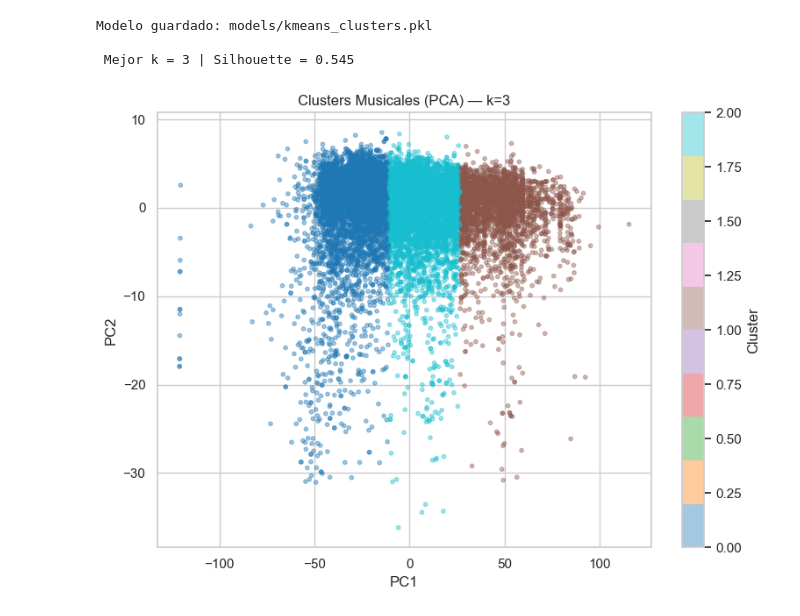
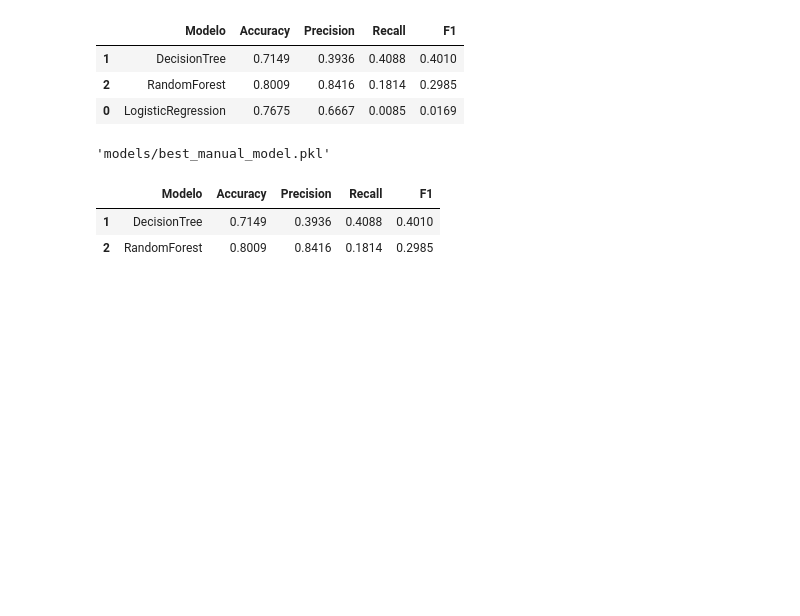
Before and after one commit to lucasrc08/Machine-Learning, a Jupyter notebook: notebooks/04_modeling.ipynb, the cells around one changed output. Drawn from its saved outputs; the diff is of its cells as text; code cells hidden in the pictures; blank space fills up the shorter version.

```diff
--- a/notebooks/04_modeling.ipynb
+++ b/notebooks/04_modeling.ipynb
@@ -130,25 +12,0 @@ CLUSTERING — Segmentación de canciones
-# %%
-best_k = K_range[np.argmax(sil_scores)]
-km_best = KMeans(n_clusters=best_k, random_state=42, n_init=10)
-clusters = km_best.fit_predict(X_cluster)
-save_model(km_best, "kmeans_clusters")
-print(f"\n Mejor k = {best_k} | Silhouette = {max(sil_scores):.3f}")
-# %% [output]
-Modelo guardado: models/kmeans_clusters.pkl
-
- Mejor k = 3 | Silhouette = 0.545
-# %%
-
-pca = PCA(n_components=2, random_state=42)
-X_pca = pca.fit_transform(X_cluster)
-fig, ax = plt.subplots(figsize=(8, 6))
-scatter = ax.scatter(X_pca[:, 0], X_pca[:, 1], c=clusters,
-                     cmap="tab10", alpha=0.4, s=10)
-plt.colorbar(scatter, ax=ax, label="Cluster")
-ax.set_title(f"Clusters Musicales (PCA) — k={best_k}")
-ax.set_xlabel("PC1"); ax.set_ylabel("PC2")
-plt.tight_layout()
-plt.savefig("../reports/figures/clusters_pca.png", dpi=150)
-plt.show()
-# %% [output]
-[figure, removed]
@@ -154,0 +22,23 @@ plt.show()
+# %%
+models = train_classification_models(X_train_sc, y_train_c)
+
+results = evaluate_classification(models, X_test_sc, y_test_c)
+results
+# %% [output]
+|  | Modelo | Accuracy | Precision | Recall | F1 |
+| 1 | DecisionTree | 0.7149 | 0.3936 | 0.4088 | 0.4010 |
+| 2 | RandomForest | 0.8009 | 0.8416 | 0.1814 | 0.2985 |
+| 0 | LogisticRegression | 0.7675 | 0.6667 | 0.0085 | 0.0169 |
+# %%
+best_model_name = results.iloc[0]["Modelo"]
+best_model = models[best_model_name]
+
+save_model_local(best_model, "best_manual_model")
+# %% [output]
+'models/best_manual_model.pkl'
+# %%
+results[results["Modelo"].isin(["DecisionTree", "RandomForest"])]
+# %% [output]
+|  | Modelo | Accuracy | Precision | Recall | F1 |
+| 1 | DecisionTree | 0.7149 | 0.3936 | 0.4088 | 0.4010 |
+| 2 | RandomForest | 0.8009 | 0.8416 | 0.1814 | 0.2985 |
```
Also changed, not shown: parts of 16 cells of this notebook, 3 other files.
